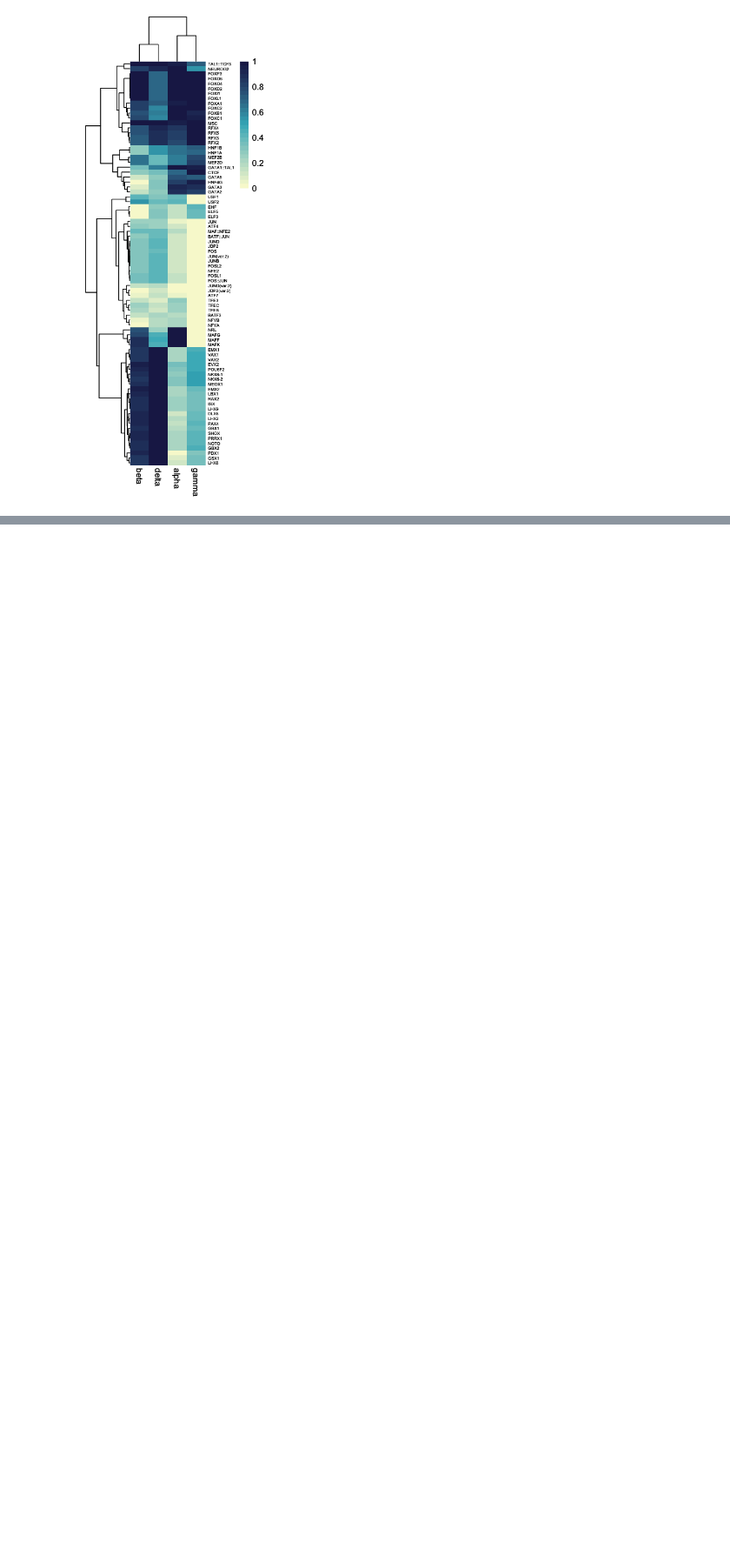
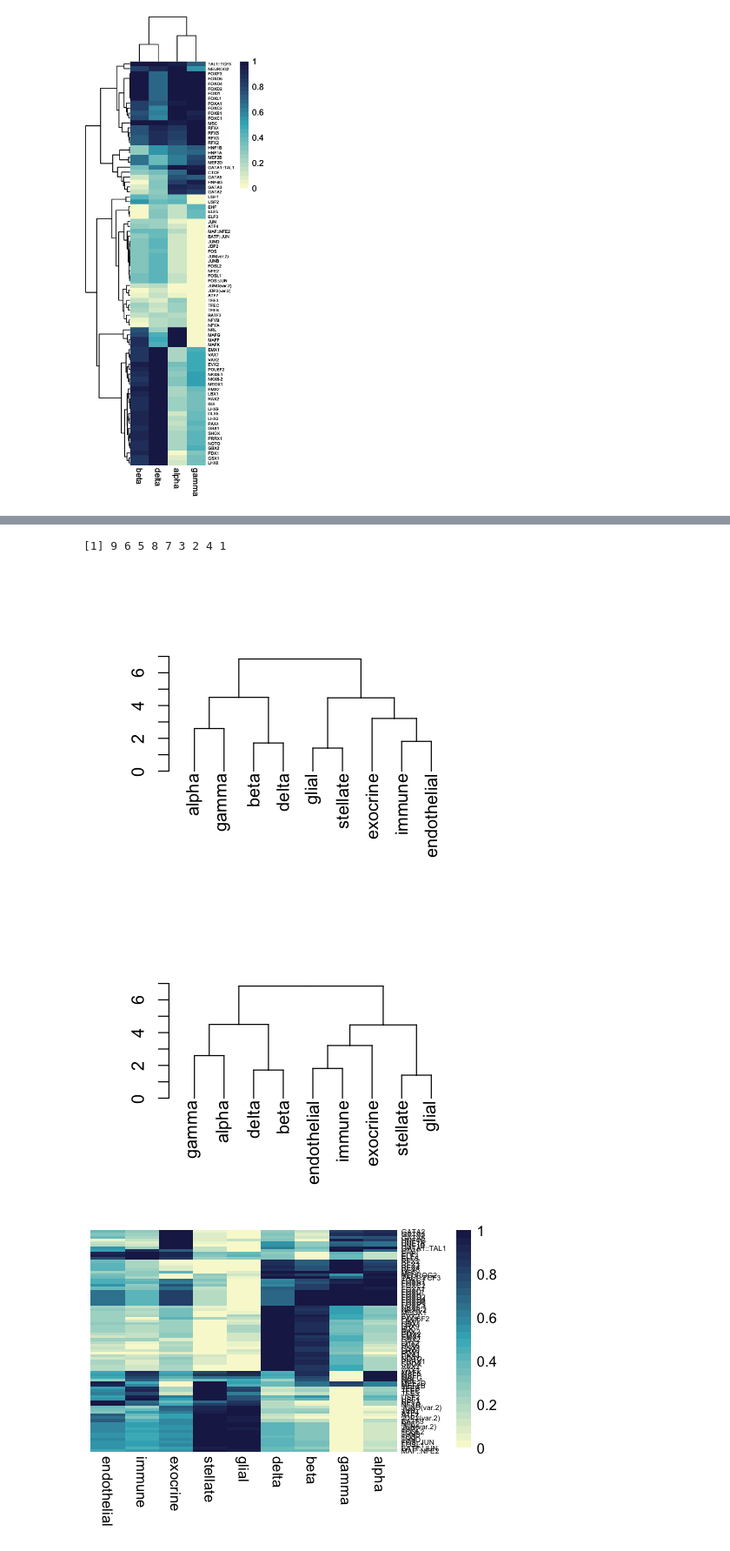
Before and after one commit to biomystery/islet_figs_motifs, a Jupyter notebook: chromVar/post-analysis.ipynb, the cells around one changed output, grey strips where cells are left out. Shown at 87% size. Saved outputs shown, nothing was run; the diff lists cells and outputs as text; code cells hidden in the pictures; blank space fills up the shorter version.

```diff
--- a/chromVar/post-analysis.ipynb
+++ b/chromVar/post-analysis.ipynb
@@ -427,0 +381,31 @@ dev.off()
+# %%
+
+options(repr.plot.width = 4, repr.plot.height = 3)
+
+pd <- output.chromvar.jaspar.z.avg_by_ct[select.motifs,c(1:3,6,5,8,7,9,4)]
+pd <- pd[p$tree_row$order,]
+require(ggdendro)
+hc <- hclust(dist(t(pd)))
+dd <- rev(as.dendrogram(hc))
+dd.reorder <- reorder(dd,1:9)
+hc <- as.hclust(rev(dd.reorder))
+
+hc$order
+if(T){
+  #dd.reorder <- reorder(dd,c(1,3,2,4,5,6,7,8,9))
+  plot(dd.reorder)
+  plot(dd)
+}
+
+pd <- pd[,hc$order]
+p <- pheatmap(pd,scale = "none",cluster_rows = F,
+              cluster_cols = F,clustering_callback = callback,
+              clustering_method = "ward.D2",treeheight_row = 0,
+              show_rownames = T,fontsize_row = 5,border_color = NA,
+              color = cols.hm.avg.tf(30))
+#saveRDS(list(pd=pd,hc=hc),'../dat/figdata/Fig1E.Rdata')
+# %% [output]
+[1] 9 6 5 8 7 3 2 4 1
+[figure, added]
+[figure, added]
+[figure, added]
```
Also changed, not shown: parts of 20 cells of this notebook, 19 other files.
